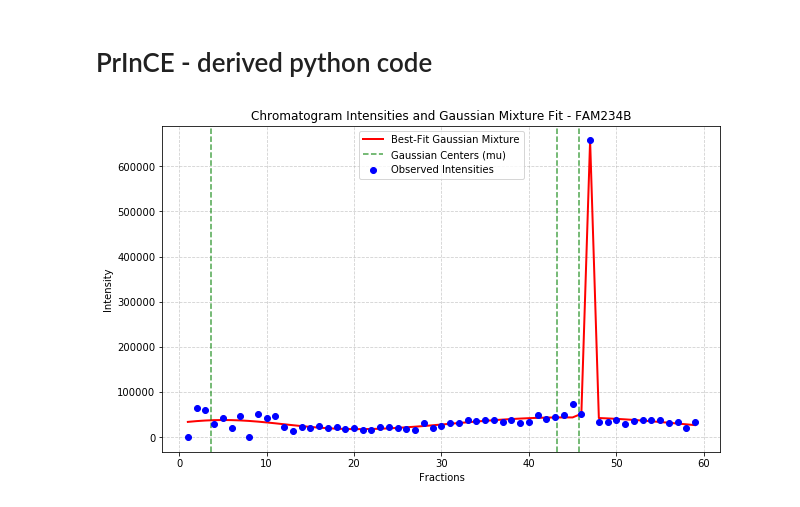
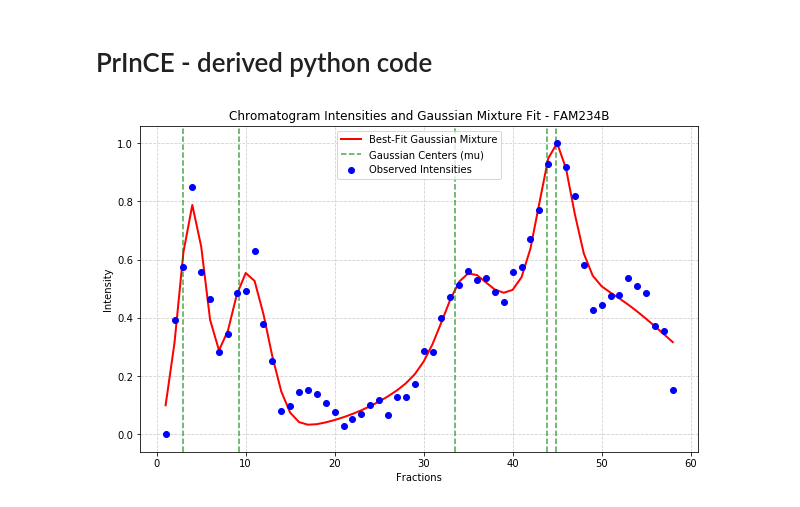
Before and after one commit to marcmuellerETHZ/PCprophet, a Jupyter notebook: PCprophet/sandbox_gmm.ipynb, the cells around one changed output. Cells and saved outputs as stored; diff of their text form; code cells hidden in the pictures.

```diff
--- a/PCprophet/sandbox_gmm.ipynb
+++ b/PCprophet/sandbox_gmm.ipynb
@@ -95,11 +95,12 @@ def remove_outliers(prot_dict, threshold):
         std_ms = np.std(ms)
         z_scores_ms = (ms - mean_ms) / std_ms
 
-        # Create a mask where z_scores_ms >= threshold
+        # Create a mask where z_scores_ms < threshold
         mask = z_scores_ms >= threshold
 
-        # Apply the mask to filter the original intensities
-        filtered_intensities = intensities[mask]
+        # Replace outlier intensities with np.nan
+        filtered_intensities = intensities.copy()
+        filtered_intensities[~mask] = np.nan  # Replace values outside the threshold
 
         # Store the filtered intensities in the new dictionary
         filtered_dict[gene] = filtered_intensities.tolist()
@@ -147,3 +199,17 @@ plt.show()
 # %%
-prot_dict_smooth = gf.clean_prot_dict(prot_dict)
+prot_dict_smooth = gf.clean_prot_dict(prot_dict_filtered)
 prot_dict_scaled = min_max_scale_prot_dict(prot_dict=prot_dict_smooth)
+# %%
+fractions = np.arange(1, len(prot_dict_scaled[first_protein]) + 1)
+intensities = np.array(prot_dict_scaled[first_protein])
+
+plt.figure(figsize=(10, 6))
+
+plt.scatter(fractions, intensities, color='blue', label='Observed Intensities', zorder=5)
+
+plt.title(f"Chromatogram Intensities and Gaussian Mixture Fit - {first_protein}")
+plt.xlabel("Fractions")
+plt.ylabel("Intensity")
+plt.legend()
+plt.grid(True, linestyle='--', alpha=0.6)
+plt.show()
@@ -392,13 +460,13 @@ def visualize_fit(protein, fractions, intensities, gmm):
     plt.grid(True, linestyle='--', alpha=0.6)
     plt.show()
 # %%
-first_protein = list(prot_dict.keys())[5]
-fractions = np.arange(1, len(prot_dict[first_protein]) + 1)
-intensities = np.array(prot_dict[first_protein])
+first_protein = list(prot_dict_scaled.keys())[5]
+fractions = np.arange(1, len(prot_dict_scaled[first_protein]) + 1)
+intensities = np.array(prot_dict_scaled[first_protein])
 
 gmm = choose_gaussians(intensities, max_gaussians=5, filter_gaussians_height=0.05, filter_gaussians_variance_min=0)
 
 # Call the function to visualize
 visualize_fit(protein=first_protein, fractions=fractions, intensities=intensities, gmm=gmm)
 # %% [output]
-[figure, old version]
+[figure, new version]
```
Also changed, not shown: parts of 9 cells of this notebook, 2 other files.
